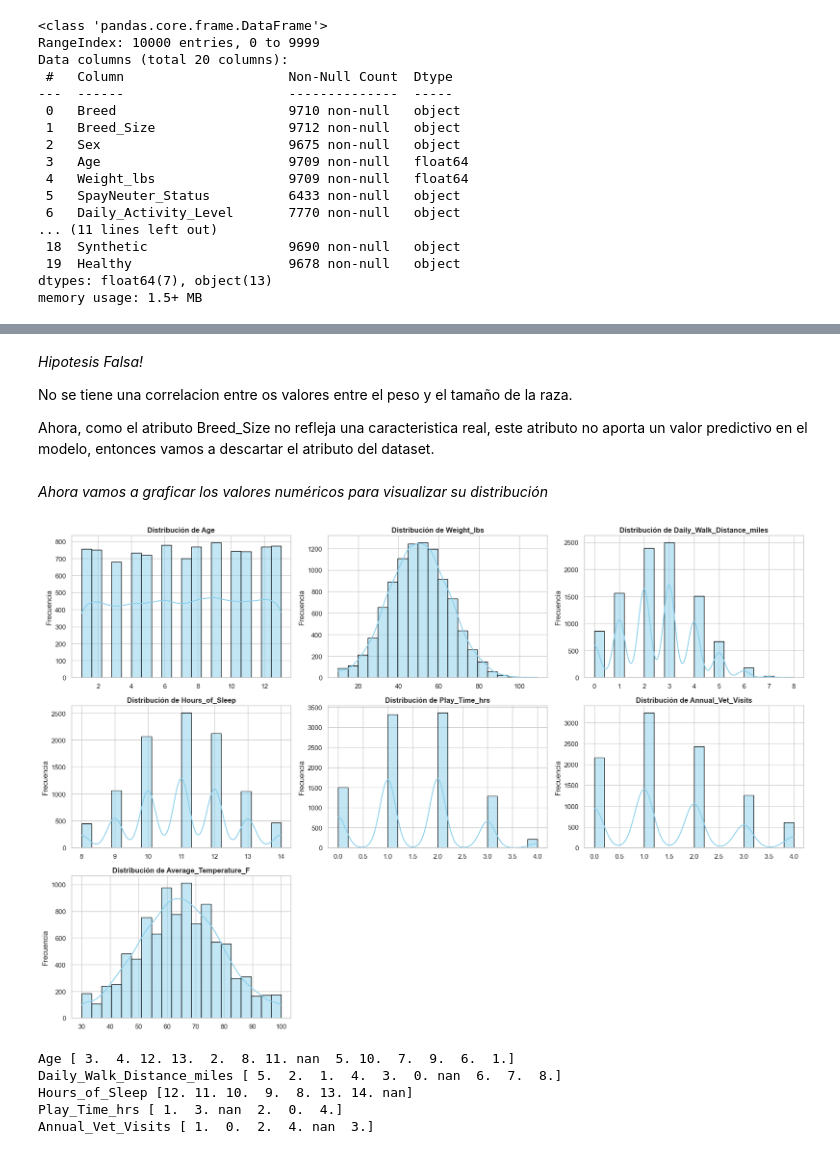
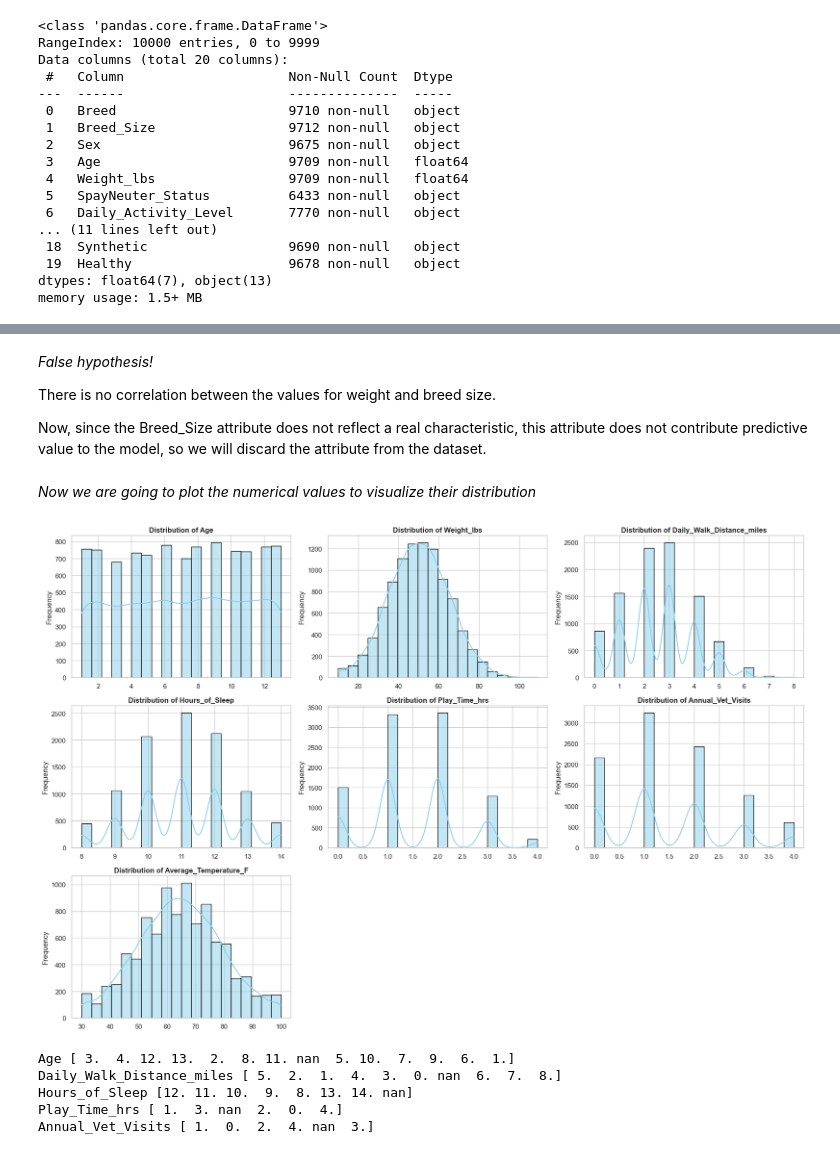
Before and after one commit to baframirez/Prediction-Dog-Breed-Health, a Jupyter notebook: Code.ipynb, the cells around one changed output, grey strips where cells are left out. Cells and saved outputs as stored; diff of their text form; code cells hidden in the pictures.

```diff
--- a/Code.ipynb
+++ b/Code.ipynb
@@ -285,41 +286,46 @@ Passing `palette` without assigning `hue` is deprecated and will be removed in v
 # %% [markdown]
-*Hipotesis Falsa!*
+*False hypothesis!*
 
-No se tiene una correlacion entre os valores entre el peso y el tamaño de la raza.
+There is no correlation between the values for weight and breed size.
 
-Ahora, como el atributo Breed_Size no refleja una caracteristica real, este atributo no aporta un valor predictivo en el modelo, entonces vamos a descartar el atributo del dataset.
+Now, since the Breed_Size attribute does not reflect a real characteristic, this attribute does not contribute predictive value to the model, so we will discard the attribute from the dataset.
 # %%
 df.drop(['Breed_Size'], axis=1, inplace=True)
 # %% [markdown]
-*Ahora vamos a graficar los valores numéricos para visualizar su distribución*
+*Now we are going to plot the numerical values to visualize their distribution*
-# %%
-import math
-
-# Lista de columnas numéricas
-num_cols = ['Age', 'Weight_lbs', 'Daily_Walk_Distance_miles', 'Hours_of_Sleep',
-            'Play_Time_hrs', 'Annual_Vet_Visits', 'Average_Temperature_F']
-
-# Configuración del grid (filas y columnas dinámicas)
-n_cols = 3
-n_rows = math.ceil(len(num_cols) / n_cols)
-
-plt.figure(figsize=(18, 4 * n_rows))
-sns.set_theme(style="whitegrid")
-
-for i, col in enumerate(num_cols):
-    ax = plt.subplot(n_rows, n_cols, i + 1)
-
-    # Opción A: Histograma con curva de densidad (KDE)
-    sns.histplot(data=df, x=col, kde=True, color="skyblue", edgecolor="black", bins=20)
-
-    plt.title(f'Distribución de {col}', fontsize=12, fontweight='bold')
-    plt.xlabel('') # Limpiamos etiqueta x para no saturar
-    plt.ylabel('Frecuencia')
-
-plt.tight_layout()
-plt.show()
-# %% [output]
-[figure, removed]
+# %%
+import math
+
+
+# List of numerical columns
+num_cols = ['Age', 'Weight_lbs', 'Daily_Walk_Distance_miles', 'Hours_of_Sleep',
+            'Play_Time_hrs', 'Annual_Vet_Visits', 'Average_Temperature_F']
+
+
+# Grid configuration (dynamic rows and columns)
+n_cols = 3
+n_rows = math.ceil(len(num_cols) / n_cols)
+
+
+plt.figure(figsize=(18, 4 * n_rows))
+sns.set_theme(style="whitegrid")
+
+
+for i, col in enumerate(num_cols):
+    ax = plt.subplot(n_rows, n_cols, i + 1)
+
+    # Option A: Histogram with density curve (KDE)
+    sns.histplot(data=df, x=col, kde=True, color="skyblue", edgecolor="black", bins=20)
+
+    plt.title(f'Distribution of {col}', fontsize=12, fontweight='bold')
+    plt.xlabel('')  # Clear x label to avoid clutter
+    plt.ylabel('Frequency')
+
+
+plt.tight_layout()
+plt.show()
+# %% [output]
+[figure, added]
 # %%
 num_cols_disc = ['Age', 'Daily_Walk_Distance_miles', 'Hours_of_Sleep',
             'Play_Time_hrs', 'Annual_Vet_Visits']
```
Also changed, not shown: parts of 47 cells of this notebook.
